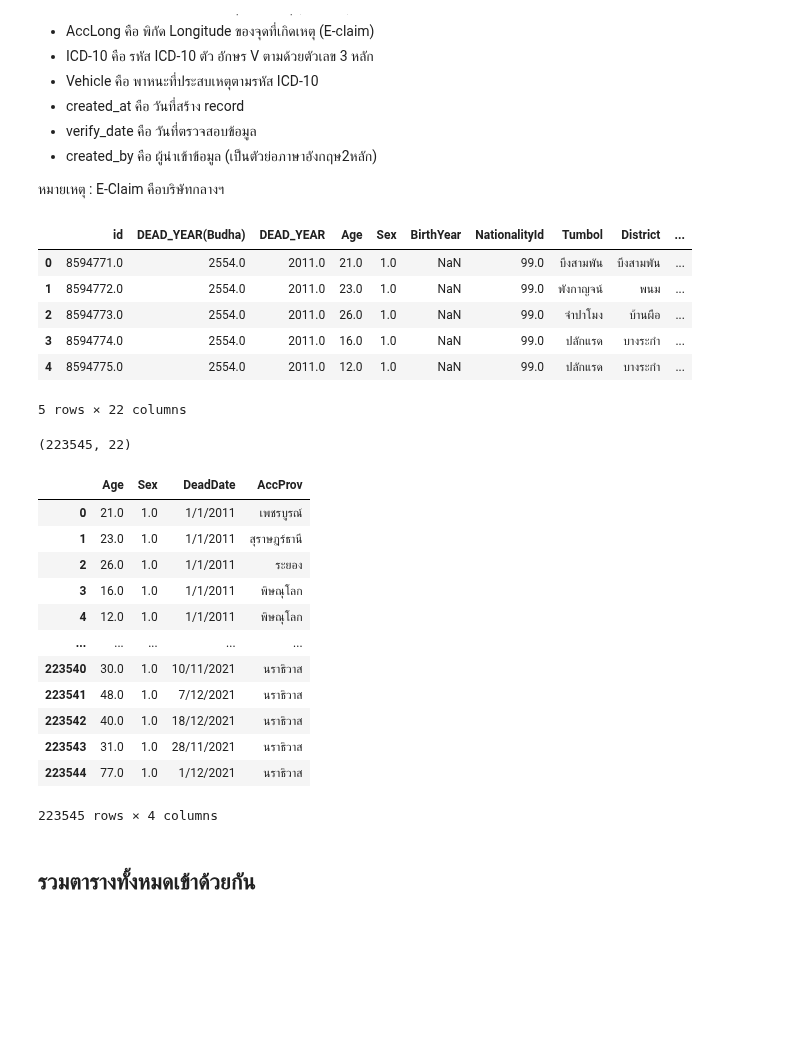
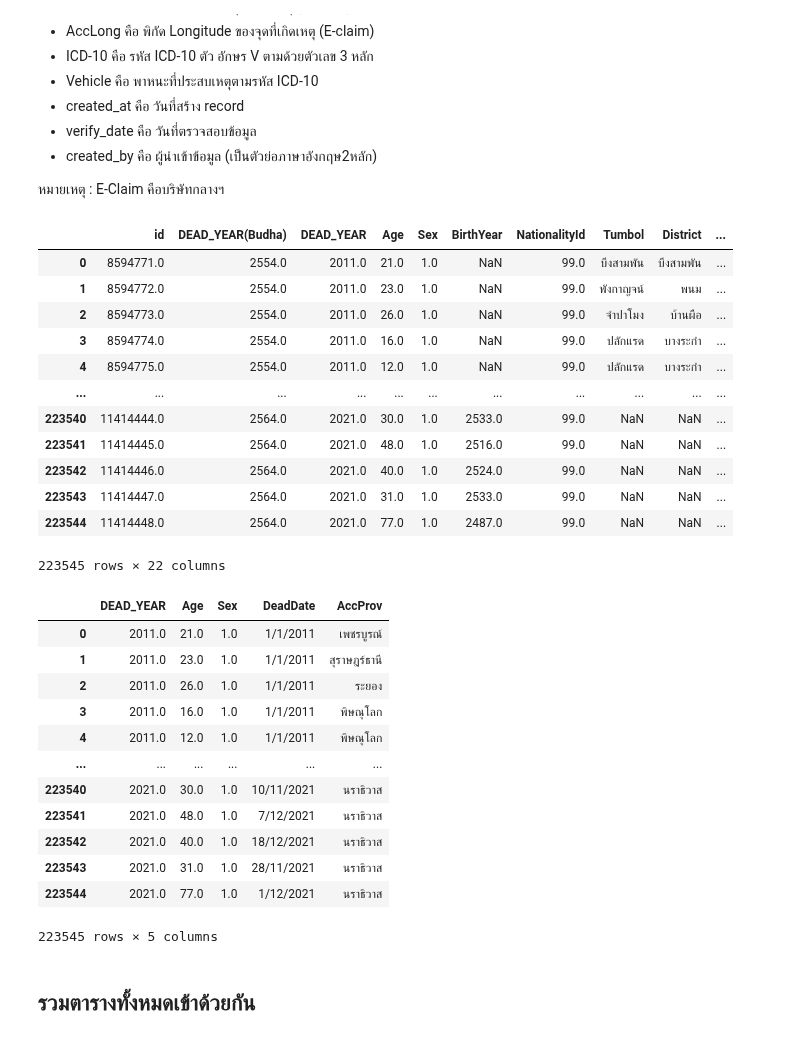
Before and after one commit to mintra-tippayaratsontorn/data_viz_2022, a Jupyter notebook: Project_Python.ipynb, the cells around one changed output. Saved outputs shown, nothing was run; the diff lists cells and outputs as text; code cells hidden in the pictures; blank space fills up the shorter version.

```diff
--- a/Project_Python.ipynb
+++ b/Project_Python.ipynb
@@ -272,37 +327,39 @@ df_region
 หมายเหตุ : E-Claim คือบริษัทกลางฯ
 # %%
 data_dead = pd.read_excel(os.path.join(path,'tbl_rtddi.xlsx'))  # ที่อยู่ของไฟล์ tbl_rtddi.xlsx
-data_dead.head()  # เรียกดูข้อมูลแค่หัวตาราง
+data_dead
 # %% [output]
 |  | id | DEAD_YEAR(Budha) | DEAD_YEAR | Age | Sex | BirthYear | NationalityId | Tumbol | District | ... |
 | 0 | 8594771.0 | 2554.0 | 2011.0 | 21.0 | 1.0 | NaN | 99.0 | บึงสามพัน | บึงสามพัน | ... |
 | 1 | 8594772.0 | 2554.0 | 2011.0 | 23.0 | 1.0 | NaN | 99.0 | พังกาญจน์ | พนม | ... |
 | 2 | 8594773.0 | 2554.0 | 2011.0 | 26.0 | 1.0 | NaN | 99.0 | จำปาโมง | บ้านผือ | ... |
 | 3 | 8594774.0 | 2554.0 | 2011.0 | 16.0 | 1.0 | NaN | 99.0 | ปลักแรด | บางระกำ | ... |
 | 4 | 8594775.0 | 2554.0 | 2011.0 | 12.0 | 1.0 | NaN | 99.0 | ปลักแรด | บางระกำ | ... |
+| ... | ... | ... | ... | ... | ... | ... | ... | ... | ... | ... |
+| 223540 | 11414444.0 | 2564.0 | 2021.0 | 30.0 | 1.0 | 2533.0 | 99.0 | NaN | NaN | ... |
+| 223541 | 11414445.0 | 2564.0 | 2021.0 | 48.0 | 1.0 | 2516.0 | 99.0 | NaN | NaN | ... |
+| 223542 | 11414446.0 | 2564.0 | 2021.0 | 40.0 | 1.0 | 2524.0 | 99.0 | NaN | NaN | ... |
+| 223543 | 11414447.0 | 2564.0 | 2021.0 | 31.0 | 1.0 | 2533.0 | 99.0 | NaN | NaN | ... |
+| 223544 | 11414448.0 | 2564.0 | 2021.0 | 77.0 | 1.0 | 2487.0 | 99.0 | NaN | NaN | ... |
-5 rows × 22 columns
+223545 rows × 22 columns
-# %%
-data_dead.shape  # ขนาดของ data_dead
-# %% [output]
-(223545, 22)
 # %%
 # เลือก column ที่ต้องการนำไปใช้งาน
-dead = data_dead[['Age', 'Sex', 'DeadDate', 'AccProv']]
+dead = data_dead[['DEAD_YEAR', 'Age', 'Sex', 'DeadDate', 'AccProv']]
 dead
 # %% [output]
-|  | Age | Sex | DeadDate | AccProv |
-| 0 | 21.0 | 1.0 | 1/1/2011 | เพชรบูรณ์ |
-| 1 | 23.0 | 1.0 | 1/1/2011 | สุราษฎร์ธานี |
-| 2 | 26.0 | 1.0 | 1/1/2011 | ระยอง |
-| 3 | 16.0 | 1.0 | 1/1/2011 | พิษณุโลก |
-| 4 | 12.0 | 1.0 | 1/1/2011 | พิษณุโลก |
-| ... | ... | ... | ... | ... |
-| 223540 | 30.0 | 1.0 | 10/11/2021 | นราธิวาส |
-| 223541 | 48.0 | 1.0 | 7/12/2021 | นราธิวาส |
-| 223542 | 40.0 | 1.0 | 18/12/2021 | นราธิวาส |
-| 223543 | 31.0 | 1.0 | 28/11/2021 | นราธิวาส |
-| 223544 | 77.0 | 1.0 | 1/12/2021 | นราธิวาส |
+|  | DEAD_YEAR | Age | Sex | DeadDate | AccProv |
+| 0 | 2011.0 | 21.0 | 1.0 | 1/1/2011 | เพชรบูรณ์ |
+| 1 | 2011.0 | 23.0 | 1.0 | 1/1/2011 | สุราษฎร์ธานี |
+| 2 | 2011.0 | 26.0 | 1.0 | 1/1/2011 | ระยอง |
+| 3 | 2011.0 | 16.0 | 1.0 | 1/1/2011 | พิษณุโลก |
+| 4 | 2011.0 | 12.0 | 1.0 | 1/1/2011 | พิษณุโลก |
+| ... | ... | ... | ... | ... | ... |
+| 223540 | 2021.0 | 30.0 | 1.0 | 10/11/2021 | นราธิวาส |
+| 223541 | 2021.0 | 48.0 | 1.0 | 7/12/2021 | นราธิวาส |
+| 223542 | 2021.0 | 40.0 | 1.0 | 18/12/2021 | นราธิวาส |
+| 223543 | 2021.0 | 31.0 | 1.0 | 28/11/2021 | นราธิวาส |
+| 223544 | 2021.0 | 77.0 | 1.0 | 1/12/2021 | นราธิวาส |
-223545 rows × 4 columns
+223545 rows × 5 columns
 # %% [markdown]
 ## รวมตารางทั้งหมดเข้าด้วยกัน
 # %%
```
Also changed, not shown: parts of 32 cells of this notebook.
